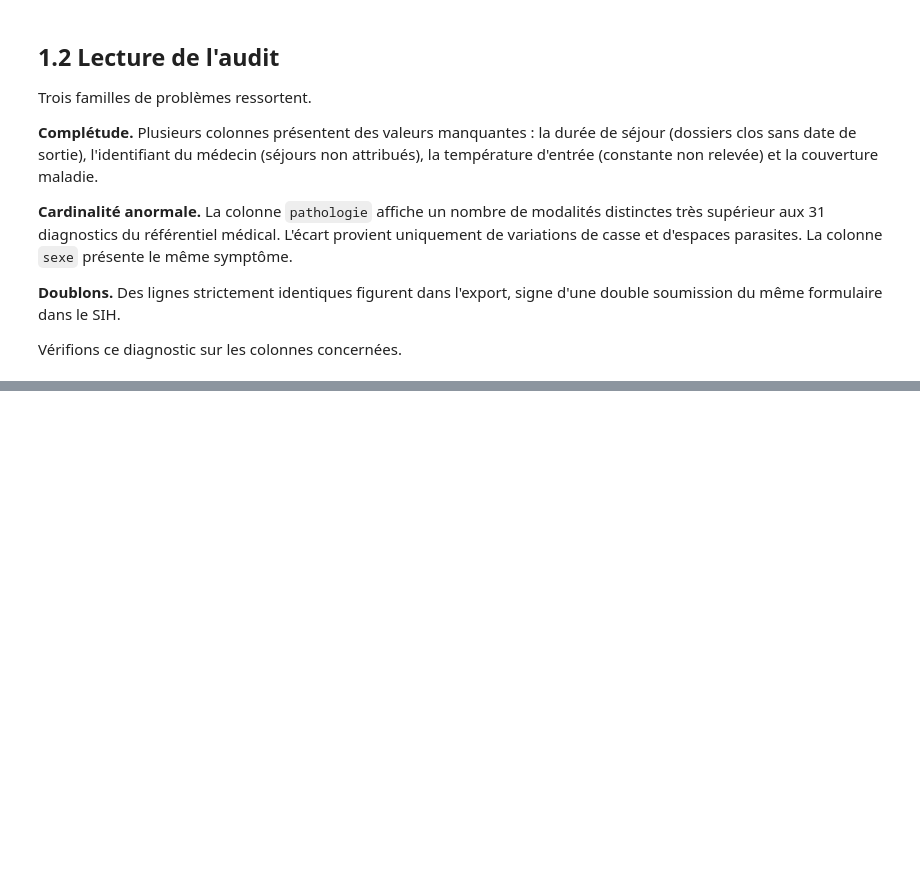
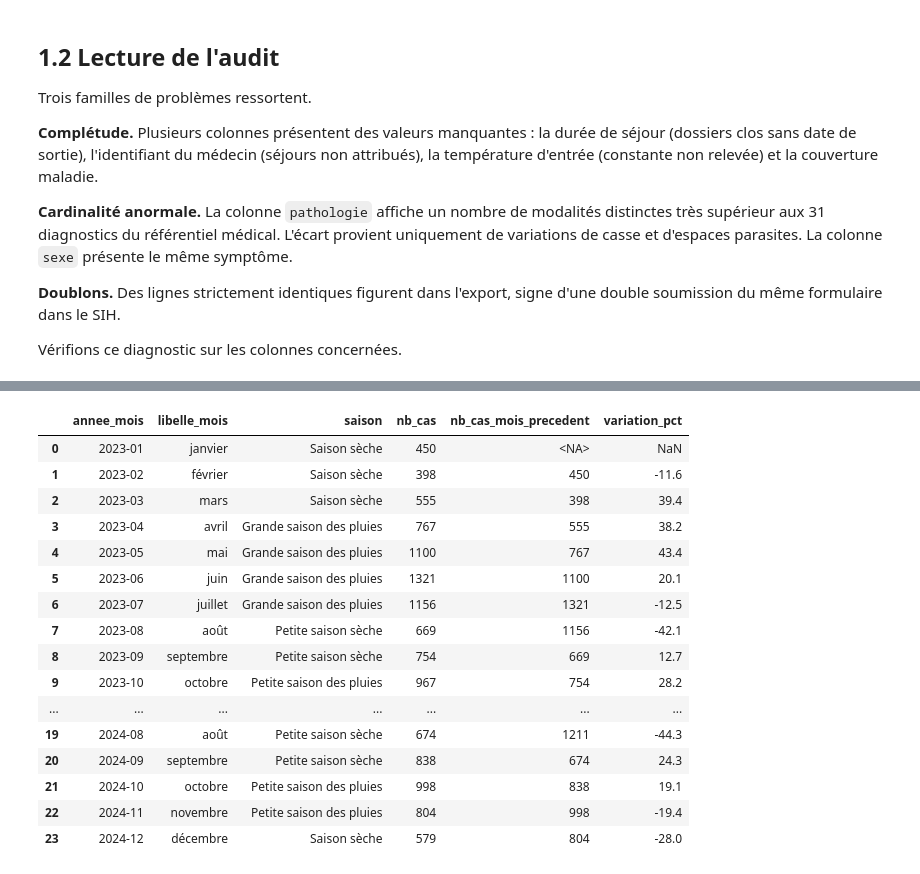
Before and after one commit to Vxell/projet-de-chu-treichville, a Jupyter notebook: notebooks/pipeline_etl.ipynb, the cells around one changed output, grey strips where cells are left out. Drawn from its saved outputs; the diff is of its cells as text; code cells hidden in the pictures; blank space fills up the shorter version.

```diff
--- a/notebooks/pipeline_etl.ipynb
+++ b/notebooks/pipeline_etl.ipynb
@@ -204,0 +540,2 @@ print(f"Lignes strictement dupliquées : {df_brut.duplicated().sum():,}")
+# %%
+dimensions = etl.construire_dimensions(df_enrichi)
@@ -204,0 +561,3 @@ print(f"Lignes strictement dupliquées : {df_brut.duplicated().sum():,}")
+# %%
+faits = etl.construire_faits(df_enrichi, dimensions)
+faits.head(3)
@@ -204,0 +640,36 @@ print(f"Lignes strictement dupliquées : {df_brut.duplicated().sum():,}")
+# %%
+import re
+
+def preparer_moteur_sql():
+    """Renvoie une fonction executant une requete, sur Supabase ou en local."""
+    if CHARGER_SUPABASE:
+        moteur = etl.obtenir_moteur()
+        return lambda q: pd.read_sql(q, moteur), "Supabase (PostgreSQL)"
+
+    import duckdb
+    con = duckdb.connect()
+    for nom, table in dimensions.items():
+        con.register(f"_{nom}", table)
+        con.execute(f"CREATE TABLE {nom} AS SELECT * FROM _{nom}")
+    con.register("_faits", faits)
+    con.execute("CREATE TABLE faits_admissions AS SELECT * FROM _faits")
+    return lambda q: con.execute(q).fetch_df(), "moteur local (DuckDB)"
+
+
+executer_sql, moteur_utilise = preparer_moteur_sql()
+print("Moteur utilisé :", moteur_utilise)
+
+# Découpage du fichier SQL en requêtes individuelles
+contenu = (racine / "sql/02_analyses.sql").read_text(encoding="utf-8")
+blocs = re.split(r"\n(?=-- =+\n--  R\d)", contenu)
+requetes = {}
+for bloc in blocs:
+    titre = re.search(r"--  (R\d — [^\n]+)", bloc)
+    if not titre:
+        continue
+    sql = "\n".join(l for l in bloc.split("\n")
+                    if not l.strip().startswith("--")).strip().rstrip(";")
+    if sql:
+        requetes[titre.group(1)] = sql
+
+print(f"{len(requetes)} requêtes chargées depuis sql/02_analyses.sql")
@@ -204,0 +713,21 @@ print(f"Lignes strictement dupliquées : {df_brut.duplicated().sum():,}")
+# %%
+r2 = executer_sql(requetes["R2 — SAISONNALITÉ DU PALUDISME (fonction de fenêtrage LAG)"])
+r2
+# %% [output]
+|  | annee_mois | libelle_mois | saison | nb_cas | nb_cas_mois_precedent | variation_pct |
+| 0 | 2023-01 | janvier | Saison sèche | 450 | <NA> | NaN |
+| 1 | 2023-02 | février | Saison sèche | 398 | 450 | -11.6 |
+| 2 | 2023-03 | mars | Saison sèche | 555 | 398 | 39.4 |
+| 3 | 2023-04 | avril | Grande saison des pluies | 767 | 555 | 38.2 |
+| 4 | 2023-05 | mai | Grande saison des pluies | 1100 | 767 | 43.4 |
+| 5 | 2023-06 | juin | Grande saison des pluies | 1321 | 1100 | 20.1 |
+| 6 | 2023-07 | juillet | Grande saison des pluies | 1156 | 1321 | -12.5 |
+| 7 | 2023-08 | août | Petite saison sèche | 669 | 1156 | -42.1 |
+| 8 | 2023-09 | septembre | Petite saison sèche | 754 | 669 | 12.7 |
+| 9 | 2023-10 | octobre | Petite saison des pluies | 967 | 754 | 28.2 |
+| ... | ... | ... | ... | ... | ... | ... |
+| 19 | 2024-08 | août | Petite saison sèche | 674 | 1211 | -44.3 |
+| 20 | 2024-09 | septembre | Petite saison sèche | 838 | 674 | 24.3 |
+| 21 | 2024-10 | octobre | Petite saison des pluies | 998 | 838 | 19.1 |
+| 22 | 2024-11 | novembre | Petite saison des pluies | 804 | 998 | -19.4 |
+| 23 | 2024-12 | décembre | Saison sèche | 579 | 804 | -28.0 |
```
Also changed, not shown: parts of 40 cells of this notebook, 1 other file.
